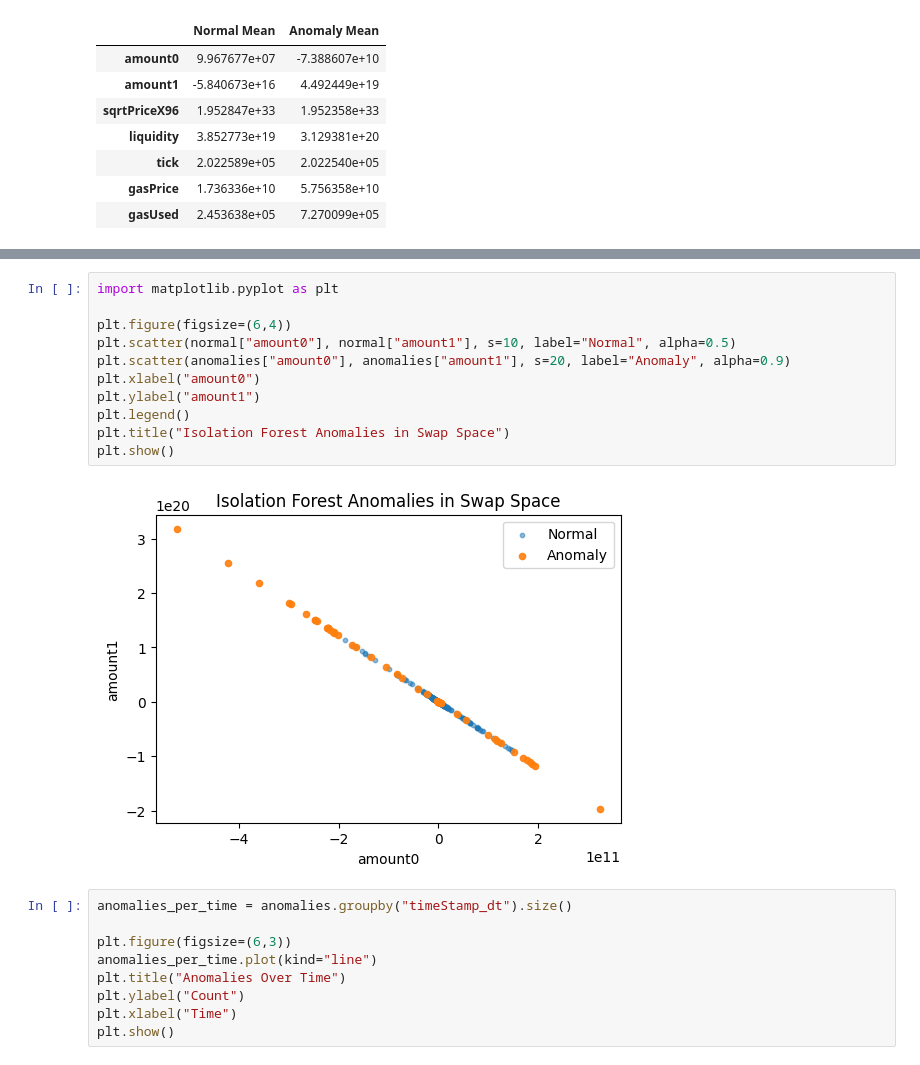
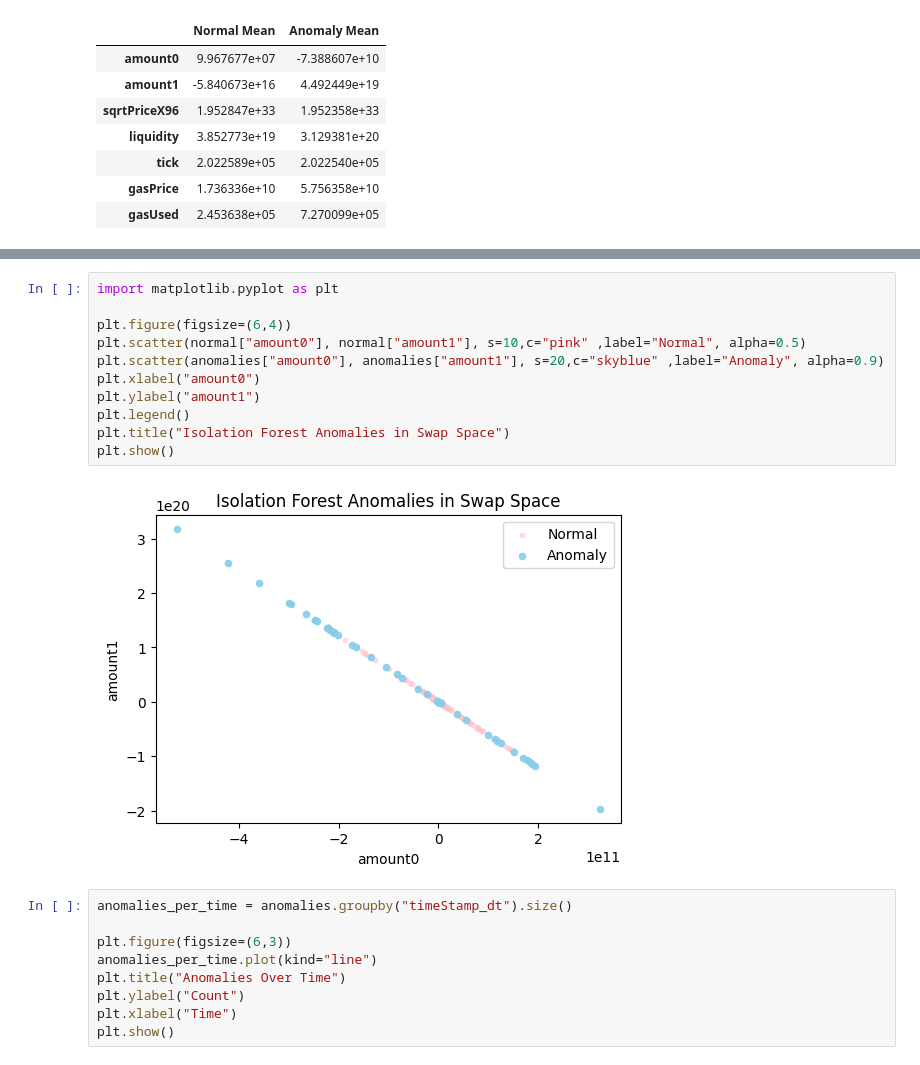
Before and after one commit to minaozdogan/Blockchain-Smart-Contract-Transaction-Anomaly-Detection-Project, a Jupyter notebook: notebooks/data_collection.ipynb, the cells around one changed output, grey strips where cells are left out. Saved outputs shown, nothing was run; the diff lists cells and outputs as text.

```diff
--- a/notebooks/data_collection.ipynb
+++ b/notebooks/data_collection.ipynb
@@ -624,16 +624,16 @@ top_anomaly_senders, top_anomaly_recipients
 # %%
 import matplotlib.pyplot as plt
 
 plt.figure(figsize=(6,4))
-plt.scatter(normal["amount0"], normal["amount1"], s=10, label="Normal", alpha=0.5)
-plt.scatter(anomalies["amount0"], anomalies["amount1"], s=20, label="Anomaly", alpha=0.9)
+plt.scatter(normal["amount0"], normal["amount1"], s=10,c="pink" ,label="Normal", alpha=0.5)
+plt.scatter(anomalies["amount0"], anomalies["amount1"], s=20,c="skyblue" ,label="Anomaly", alpha=0.9)
 plt.xlabel("amount0")
 plt.ylabel("amount1")
 plt.legend()
 plt.title("Isolation Forest Anomalies in Swap Space")
 plt.show()
 # %% [output]
-[figure, old version]
+[figure, new version]
 # %%
 anomalies_per_time = anomalies.groupby("timeStamp_dt").size()
 
```
Also changed, not shown: parts of 12 cells of this notebook.
